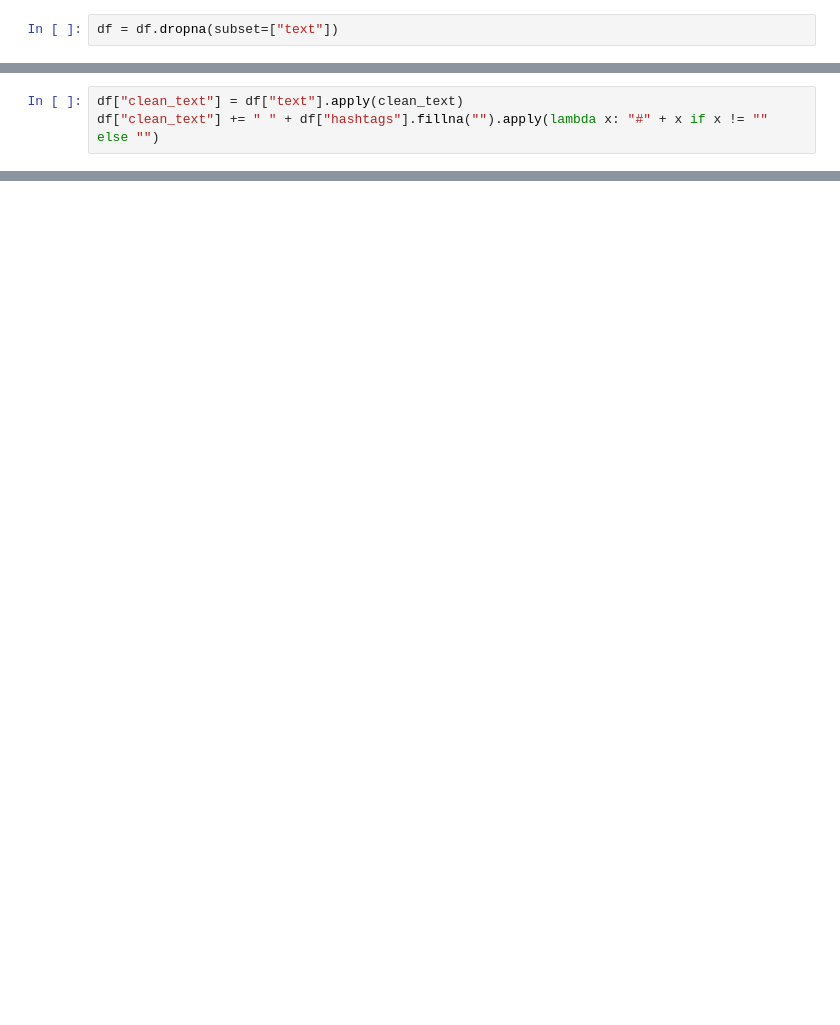
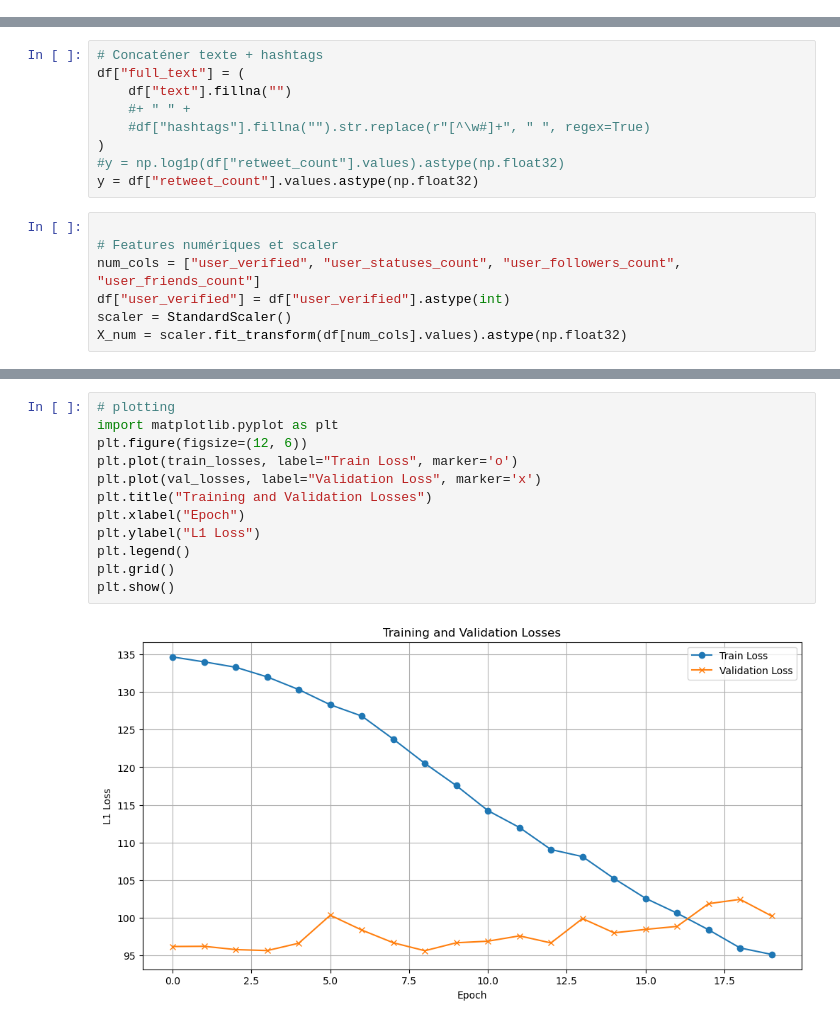
Before and after one commit to ChipsTruffe/Deep-learning-retweet-prediction, a Jupyter notebook: LSTM.ipynb, the cells around one changed output, grey strips where cells are left out. Cells and saved outputs as stored; diff of their text form; blank space fills up the shorter version.

Commit message:
LSTM texte + val num

```diff
--- a/LSTM.ipynb
+++ b/LSTM.ipynb
@@ -11,2 +10,0 @@ df = df.sample(n=10000, random_state=42).reset_index(drop=True)  # on ne garde q
-# %%
-df = df.dropna(subset=["text"])
@@ -27,3 +10,0 @@ def clean_text(t):
-# %%
-df["clean_text"] = df["text"].apply(clean_text)
-df["clean_text"] += " " + df["hashtags"].fillna("").apply(lambda x: "#" + x if x != "" else "")
@@ -172,0 +11,16 @@ KeyError: 'retweet_count'
+# %%
+# Concaténer texte + hashtags
+df["full_text"] = (
+    df["text"].fillna("")
+    #+ " " +
+    #df["hashtags"].fillna("").str.replace(r"[^\w#]+", " ", regex=True)
+)
+#y = np.log1p(df["retweet_count"].values).astype(np.float32)
+y = df["retweet_count"].values.astype(np.float32)
+# %%
+
+# Features numériques et scaler
+num_cols = ["user_verified", "user_statuses_count", "user_followers_count", "user_friends_count"]
+df["user_verified"] = df["user_verified"].astype(int)
+scaler = StandardScaler()
+X_num = scaler.fit_transform(df[num_cols].values).astype(np.float32)
@@ -172,0 +271,14 @@ KeyError: 'retweet_count'
+# %%
+# plotting
+import matplotlib.pyplot as plt
+plt.figure(figsize=(12, 6))
+plt.plot(train_losses, label="Train Loss", marker='o')
+plt.plot(val_losses, label="Validation Loss", marker='x')
+plt.title("Training and Validation Losses")
+plt.xlabel("Epoch")
+plt.ylabel("L1 Loss")
+plt.legend()
+plt.grid()
+plt.show()
+# %% [output]
+[figure, added]
```
Also changed, not shown: parts of 10 cells of this notebook.
